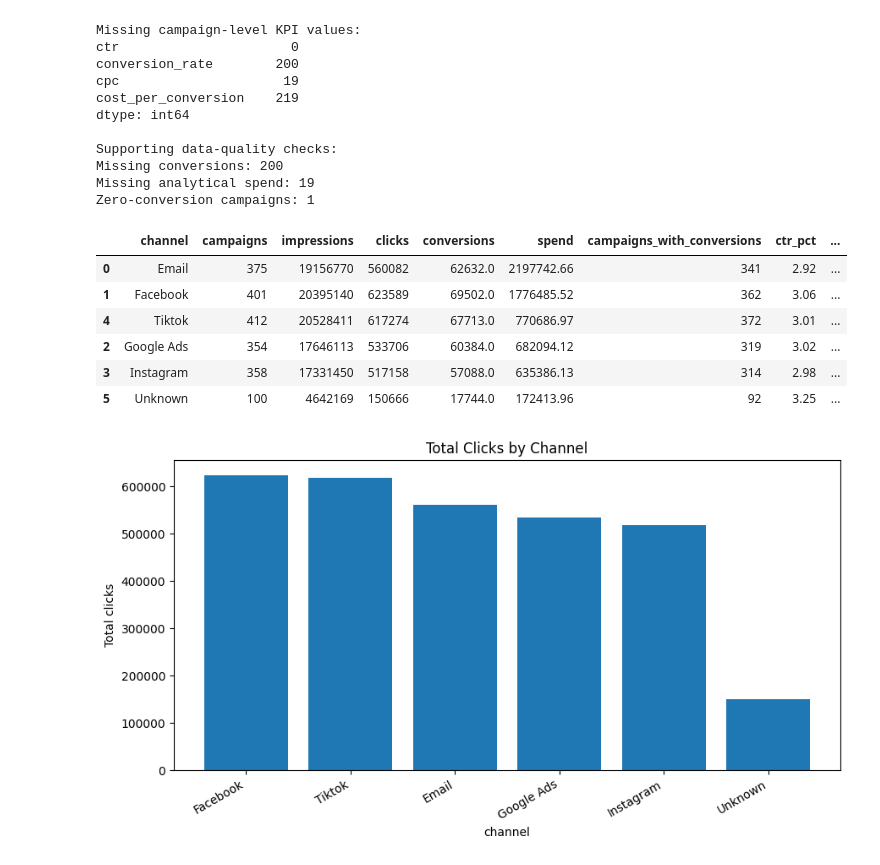
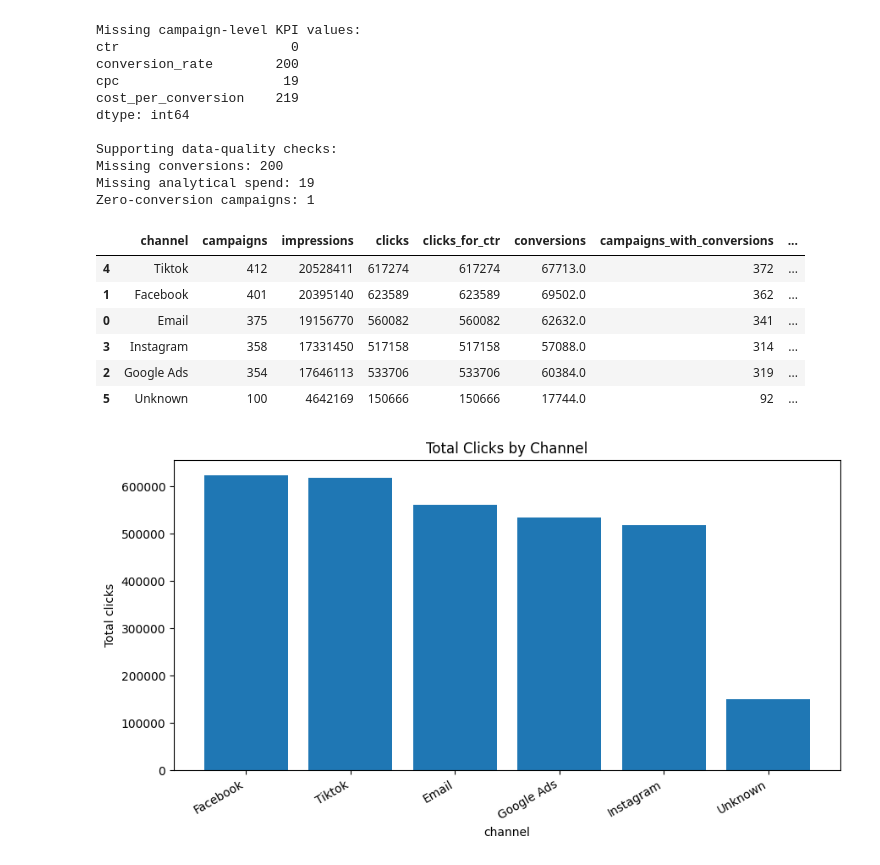
Before and after one commit to Nikita-Ravindra-Albela/Marketing-Performance-Business-Optimization---A-Data-Driven-Decision-Support-Project, a Jupyter notebook: Python/Marketing_Campaign_Cleaning.ipynb, the cells around one changed output. Cells and saved outputs as stored; diff of their text form; code cells hidden in the pictures.

```diff
--- a/Python/Marketing_Campaign_Cleaning.ipynb
+++ b/Python/Marketing_Campaign_Cleaning.ipynb
@@ -2752,59 +3056,85 @@ Zero-conversion campaigns: 1
 # %%
 #Which marketing channels generate the most engagement and conversions,
 # and which channels use the budget most efficiently?
 
-# Creating a channel-level performance summary
-# Using the final cleaned spend field consistently.
 
 channel_performance = (
-    df_clean.groupby("channel", dropna=False)
+    df_eda.groupby("channel", dropna=False)
     .agg(
         campaigns=("campaign_id", "nunique"),
-        impressions=("impressions", "sum"),
+        impressions=("impressions_for_ctr", "sum"),
         clicks=("clicks_1", "sum"),
+        clicks_for_ctr=("clicks_for_ctr", "sum"),
         conversions=("conversions", "sum"),
+        campaigns_with_conversions=("conversions", "count"),
+        clicks_for_conversion_rate=(
+            "clicks_with_known_conversions", "sum"
+        ),
         spend=("spend_analysis", "sum"),
-        campaigns_with_conversions=("conversions", "count")
+        clicks_for_cpc=("clicks_with_valid_spend", "sum"),
+        spend_for_cpc=("spend_for_cpc", "sum"),
+        spend_for_cost_per_conversion=(
+            "spend_with_known_conversions", "sum"
+        ),
+        conversions_for_cost_per_conversion=(
+            "conversions_with_valid_spend", "sum"
+        )
     )
     .reset_index()
 )
 
-# Calculating aggregate KPIs from totals, not averages of campaign rates
+# CTR
 channel_performance["ctr_pct"] = (
-    channel_performance["clicks"]
-    / channel_performance["impressions"].replace(0, float("nan"))
+    channel_performance["clicks_for_ctr"]
+    / channel_performance["impressions"].replace(0, np.nan)
     * 100
-).round(2)
+)
 
+# Conversion rate
 channel_performance["conversion_rate_pct"] = (
     channel_performance["conversions"]
-    / channel_performance["clicks"].replace(0, float("nan"))
+    / channel_performance["clicks_for_conversion_rate"].replace(
+        0, np.nan
+    )
     * 100
-).round(2)
+)
 
+# Cost per click
 channel_performance["cpc"] = (
-    channel_performance["spend"]
-    / channel_performance["clicks"].replace(0, float("nan"))
-).round(2)
+    channel_performance["spend_for_cpc"]
+    / channel_performance["clicks_for_cpc"].replace(0, np.nan)
+)
 
+# Cost per conversion
 channel_performance["cost_per_conversion"] = (
-    channel_performance["spend"]
-    / channel_performance["conversions"].replace(0, float("nan"))
-).round(2)
+    channel_performance["spend_for_cost_per_conversion"]
+    / channel_performance[
+        "conversions_for_cost_per_conversion"
+    ].replace(0, np.nan)
+)
+
+kpi_columns = [
+    "ctr_pct",
+    "conversion_rate_pct",
+    "cpc",
+    "cost_per_conversion"
+]
+
+channel_performance[kpi_columns] = (
+    channel_performance[kpi_columns].round(2)
+)
 
 display(
-    channel_performance.sort_values(
-        "spend", ascending=False
-    )
+    channel_performance.sort_values("campaigns", ascending=False)
 )
 # %% [output]
-|  | channel | campaigns | impressions | clicks | conversions | spend | campaigns_with_conversions | ctr_pct | ... |
-| 0 | Email | 375 | 19156770 | 560082 | 62632.0 | 2197742.66 | 341 | 2.92 | ... |
-| 1 | Facebook | 401 | 20395140 | 623589 | 69502.0 | 1776485.52 | 362 | 3.06 | ... |
-| 4 | Tiktok | 412 | 20528411 | 617274 | 67713.0 | 770686.97 | 372 | 3.01 | ... |
-| 2 | Google Ads | 354 | 17646113 | 533706 | 60384.0 | 682094.12 | 319 | 3.02 | ... |
-| 3 | Instagram | 358 | 17331450 | 517158 | 57088.0 | 635386.13 | 314 | 2.98 | ... |
-| 5 | Unknown | 100 | 4642169 | 150666 | 17744.0 | 172413.96 | 92 | 3.25 | ... |
+|  | channel | campaigns | impressions | clicks | clicks_for_ctr | conversions | campaigns_with_conversions | ... |
+| 4 | Tiktok | 412 | 20528411 | 617274 | 617274 | 67713.0 | 372 | ... |
+| 1 | Facebook | 401 | 20395140 | 623589 | 623589 | 69502.0 | 362 | ... |
+| 0 | Email | 375 | 19156770 | 560082 | 560082 | 62632.0 | 341 | ... |
+| 3 | Instagram | 358 | 17331450 | 517158 | 517158 | 57088.0 | 314 | ... |
+| 2 | Google Ads | 354 | 17646113 | 533706 | 533706 | 60384.0 | 319 | ... |
+| 5 | Unknown | 100 | 4642169 | 150666 | 150666 | 17744.0 | 92 | ... |
 # %%
 #Visualizing Channel performance
 
```
Also changed, not shown: parts of 50 cells of this notebook, 21 other files.
